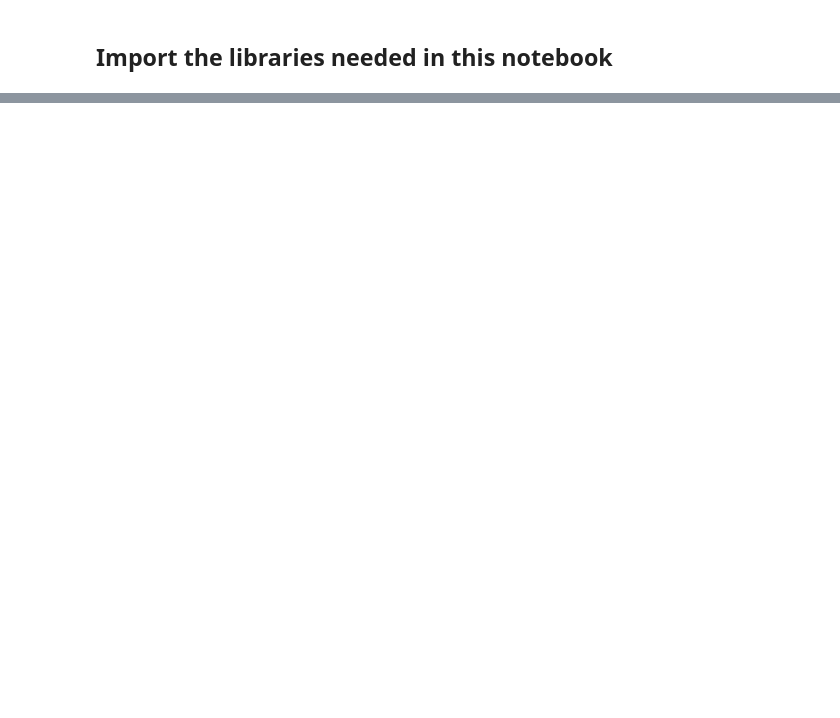
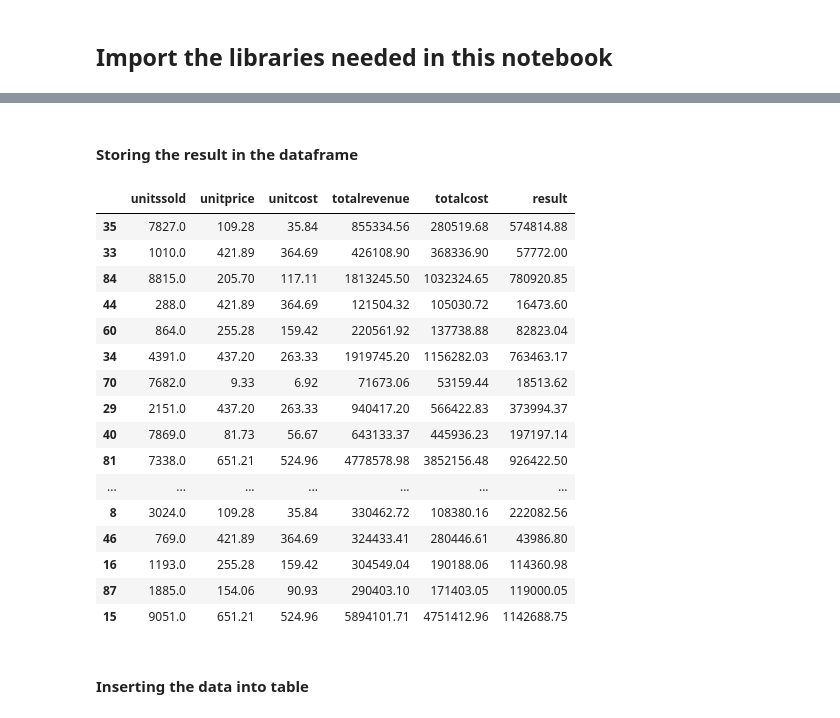
Before and after one commit to SAP-samples/datasphere-fedml, a Jupyter notebook: Azure/sample-notebooks/LinearRegression/LinearRegression.ipynb, the cells around one changed output, grey strips where cells are left out. Drawn from its saved outputs; the diff is of its cells as text; code cells hidden in the pictures; blank space fills up the shorter version.

```diff
--- a/Azure/sample-notebooks/LinearRegression/LinearRegression.ipynb
+++ b/Azure/sample-notebooks/LinearRegression/LinearRegression.ipynb
@@ -160,0 +369,4 @@ Version: 10
+# %%
+aks=create_compute(workspace=workspace,
+                   compute_type='AKS',
+                   compute_args={'compute_name':'aks1'})
@@ -160,0 +380,5 @@ Version: 10
+# %%
+aks_endpoint,api_key,aks_service=deploy(compute_type='AKS',
+                                        inference_config_args={'entry_script':'Scikit-Learn-Linear-Regression/score.py', 'environment':environment},
+                                        deploy_args={'workspace':workspace,'name':'akswebservice','models':[model],'deployment_target':aks}
+                                        )
@@ -160,0 +414,3 @@ Version: 10
+# %%
+result=predict(endpoint_url=aks_endpoint,data=test_data,compute_type='aks',api_key=api_key)
+result
@@ -160,0 +448,29 @@ Version: 10
+# %% [markdown]
+#### Storing the result in the dataframe
+# %%
+import pandas as pd
+result_df=pd.DataFrame(result['result'])
+result_df.rename( columns={0:'result'}, inplace=True )
+# %%
+X_test['result']=result_df['result'].values
+X_test
+# %% [output]
+|  | unitssold | unitprice | unitcost | totalrevenue | totalcost | result |
+| 35 | 7827.0 | 109.28 | 35.84 | 855334.56 | 280519.68 | 574814.88 |
+| 33 | 1010.0 | 421.89 | 364.69 | 426108.90 | 368336.90 | 57772.00 |
+| 84 | 8815.0 | 205.70 | 117.11 | 1813245.50 | 1032324.65 | 780920.85 |
+| 44 | 288.0 | 421.89 | 364.69 | 121504.32 | 105030.72 | 16473.60 |
+| 60 | 864.0 | 255.28 | 159.42 | 220561.92 | 137738.88 | 82823.04 |
+| 34 | 4391.0 | 437.20 | 263.33 | 1919745.20 | 1156282.03 | 763463.17 |
+| 70 | 7682.0 | 9.33 | 6.92 | 71673.06 | 53159.44 | 18513.62 |
+| 29 | 2151.0 | 437.20 | 263.33 | 940417.20 | 566422.83 | 373994.37 |
+| 40 | 7869.0 | 81.73 | 56.67 | 643133.37 | 445936.23 | 197197.14 |
+| 81 | 7338.0 | 651.21 | 524.96 | 4778578.98 | 3852156.48 | 926422.50 |
+| ... | ... | ... | ... | ... | ... | ... |
+| 8 | 3024.0 | 109.28 | 35.84 | 330462.72 | 108380.16 | 222082.56 |
+| 46 | 769.0 | 421.89 | 364.69 | 324433.41 | 280446.61 | 43986.80 |
+| 16 | 1193.0 | 255.28 | 159.42 | 304549.04 | 190188.06 | 114360.98 |
+| 87 | 1885.0 | 154.06 | 90.93 | 290403.10 | 171403.05 | 119000.05 |
+| 15 | 9051.0 | 651.21 | 524.96 | 5894101.71 | 4751412.96 | 1142688.75 |
+# %% [markdown]
+ #### Inserting the data into table
```
Also changed, not shown: parts of 78 cells of this notebook, 47 other files.
